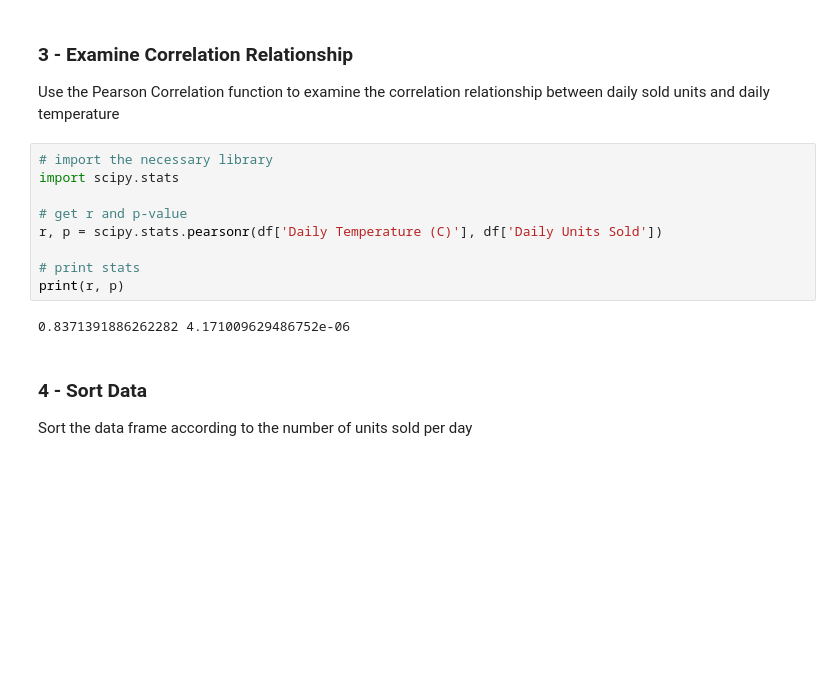
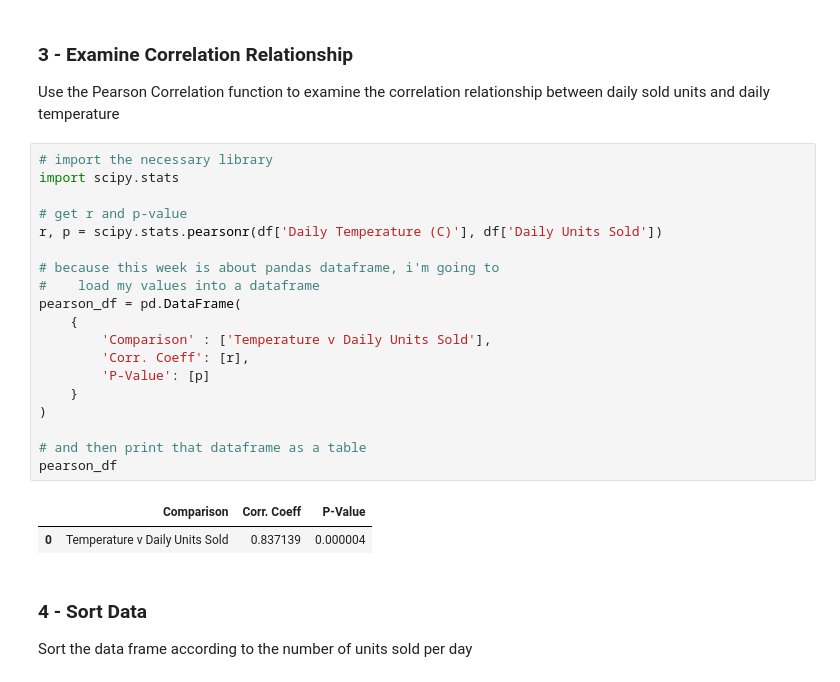
Before and after one commit to joshuadollison/CIS591, a Jupyter notebook: WK3/DOLLISON_J_3.ipynb, the cells around one changed output. Cells and saved outputs as stored; diff of their text form; blank space fills up the shorter version.

```diff
--- a/WK3/DOLLISON_J_3.ipynb
+++ b/WK3/DOLLISON_J_3.ipynb
@@ -51,14 +51,25 @@ Use the Pearson Correlation function to examine the correlation relationship bet
 # %%
 # import the necessary library
 import scipy.stats
 
 # get r and p-value
 r, p = scipy.stats.pearsonr(df['Daily Temperature (C)'], df['Daily Units Sold'])
 
-# print stats
-print(r, p)
+# because this week is about pandas dataframe, i'm going to
+#    load my values into a dataframe
+pearson_df = pd.DataFrame(
+    {
+        'Comparison' : ['Temperature v Daily Units Sold'],
+        'Corr. Coeff': [r],
+        'P-Value': [p]
+    }
+)
+
+# and then print that dataframe as a table
+pearson_df
 # %% [output]
-0.8371391886262282 4.171009629486752e-06
+|  | Comparison | Corr. Coeff | P-Value |
+| 0 | Temperature v Daily Units Sold | 0.837139 | 0.000004 |
 # %% [markdown]
 ### 4 - Sort Data
 
```
Also changed, not shown: parts of 1 cell of this notebook, 1 other file.
